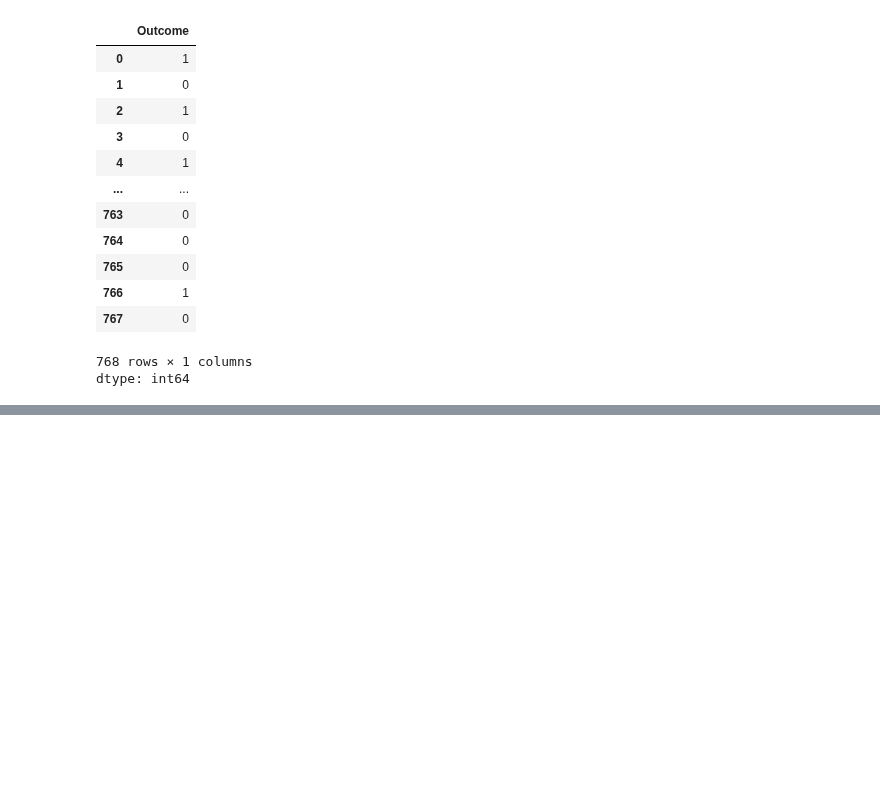
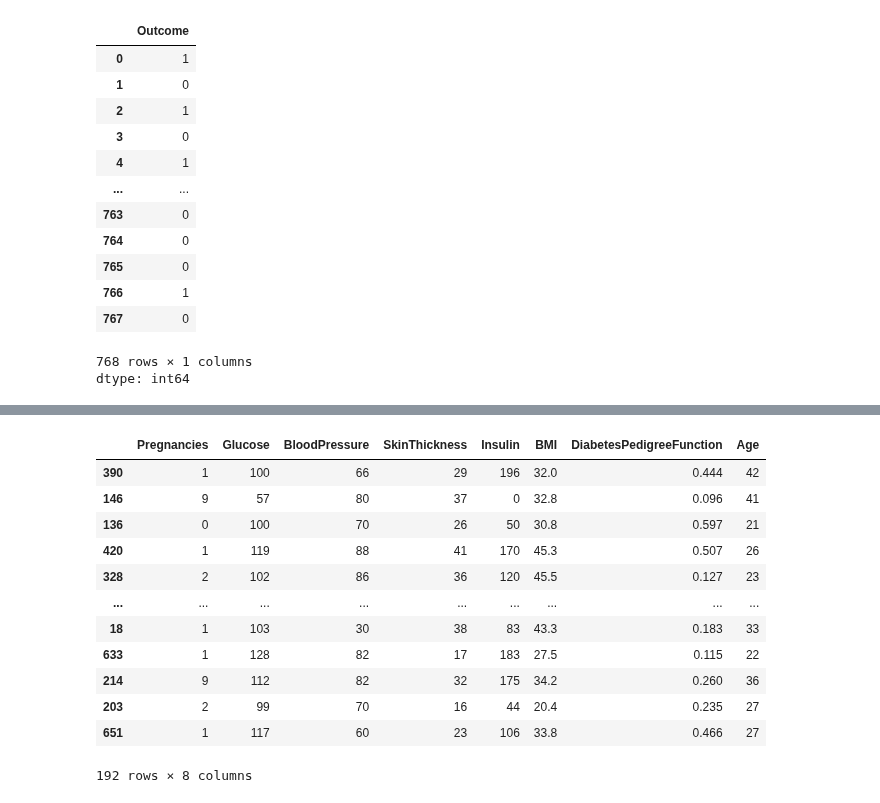
Before and after one commit to Rishabh9559/Data_science, a Jupyter notebook: Phase 2: Machine Learning for Data Science/Logistic Implement/logistic_Regression_Implement.ipynb, the cells around one changed output, grey strips where cells are left out. Cells and saved outputs as stored; diff of their text form; code cells hidden in the pictures; blank space fills up the shorter version.

```diff
--- a/Phase 2: Machine Learning for Data Science/Logistic Implement/logistic_Regression_Implement.ipynb
+++ b/Phase 2: Machine Learning for Data Science/Logistic Implement/logistic_Regression_Implement.ipynb
@@ -110,0 +138,16 @@ dtype: int64
+# %%
+X_test
+# %% [output]
+|  | Pregnancies | Glucose | BloodPressure | SkinThickness | Insulin | BMI | DiabetesPedigreeFunction | Age |
+| 390 | 1 | 100 | 66 | 29 | 196 | 32.0 | 0.444 | 42 |
+| 146 | 9 | 57 | 80 | 37 | 0 | 32.8 | 0.096 | 41 |
+| 136 | 0 | 100 | 70 | 26 | 50 | 30.8 | 0.597 | 21 |
+| 420 | 1 | 119 | 88 | 41 | 170 | 45.3 | 0.507 | 26 |
+| 328 | 2 | 102 | 86 | 36 | 120 | 45.5 | 0.127 | 23 |
+| ... | ... | ... | ... | ... | ... | ... | ... | ... |
+| 18 | 1 | 103 | 30 | 38 | 83 | 43.3 | 0.183 | 33 |
+| 633 | 1 | 128 | 82 | 17 | 183 | 27.5 | 0.115 | 22 |
+| 214 | 9 | 112 | 82 | 32 | 175 | 34.2 | 0.260 | 36 |
+| 203 | 2 | 99 | 70 | 16 | 44 | 20.4 | 0.235 | 27 |
+| 651 | 1 | 117 | 60 | 23 | 106 | 33.8 | 0.466 | 27 |
+192 rows × 8 columns
```
Also changed, not shown: parts of 6 cells of this notebook.
